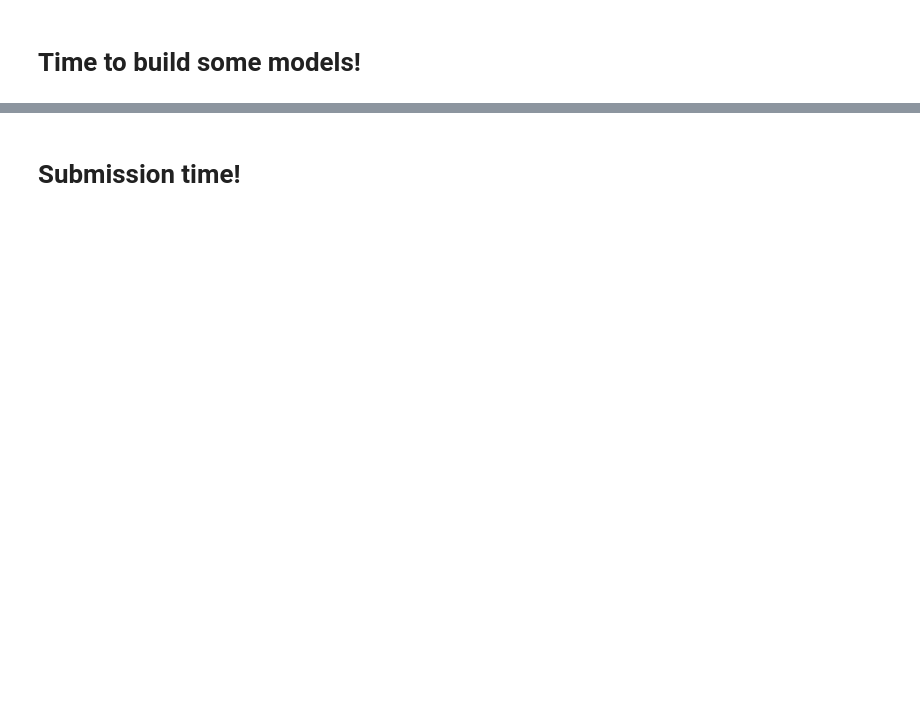
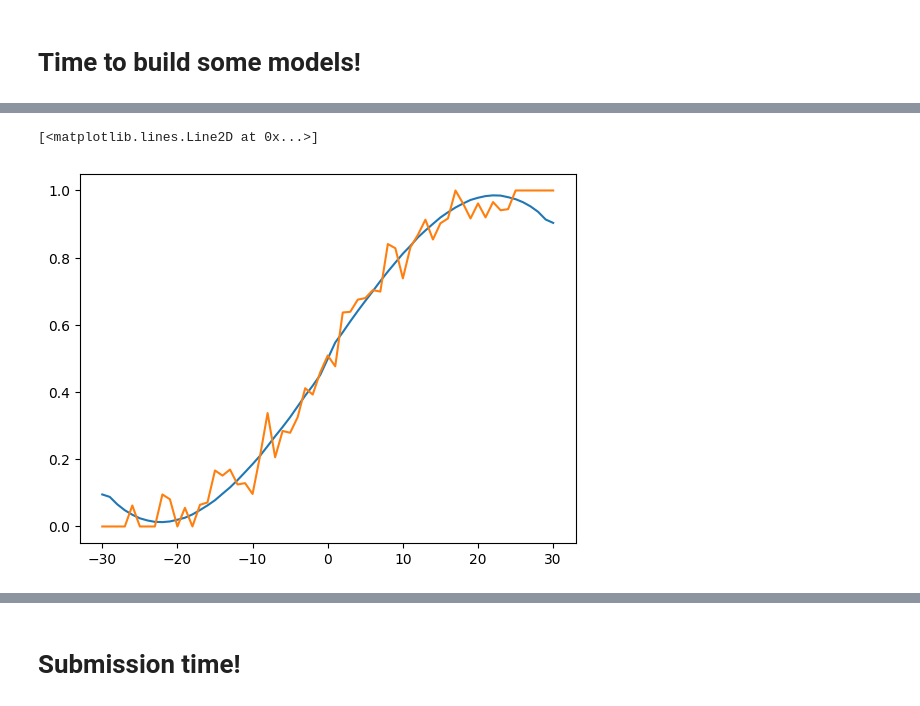
Before and after one commit to jroyal32/CS-6665-March-Mania, a Jupyter notebook: kaggle/src/paris-madness-2023.ipynb, the cells around one changed output, grey strips where cells are left out. Cells and saved outputs as stored; diff of their text form; code cells hidden in the pictures; blank space fills up the shorter version.

```diff
--- a/kaggle/src/paris-madness-2023.ipynb
+++ b/kaggle/src/paris-madness-2023.ipynb
@@ -613,11 +767,14 @@ for i in range(repeat_cv):
 # %%
 plot_df = pd.DataFrame({"pred":oof_preds[0], "label":np.where(y>0,1,0), "spline":spline_model[0](oof_preds[0])})
 plot_df["pred_int"] = (plot_df["pred"]).astype(int)
-plot_df = plot_df.groupby('pred_int')['spline','label'].mean().reset_index()
+plot_df = plot_df.groupby('pred_int')[['spline','label']].mean().reset_index()
 
 plt.figure()
 plt.plot(plot_df.pred_int,plot_df.spline)
 plt.plot(plot_df.pred_int,plot_df.label)
+# %% [output]
+[<matplotlib.lines.Line2D at 0x...>]
+[figure, added]
 # %%
 spline_model = []
 
```
Also changed, not shown: parts of 15 cells of this notebook.
